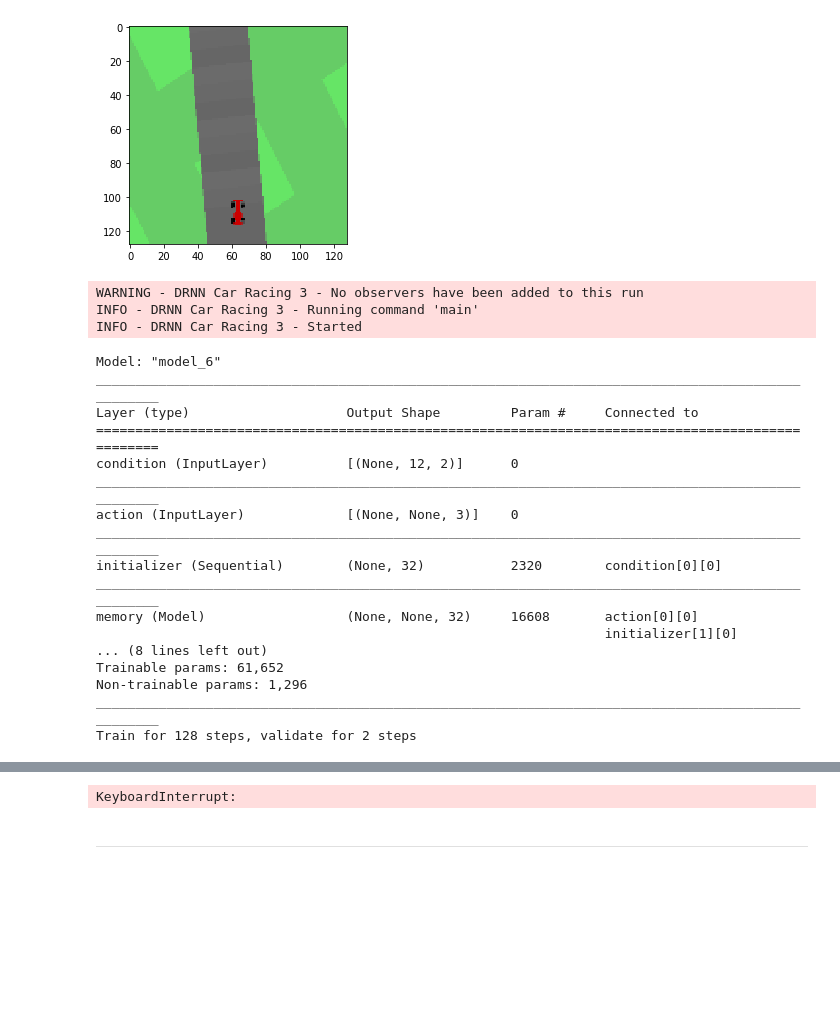
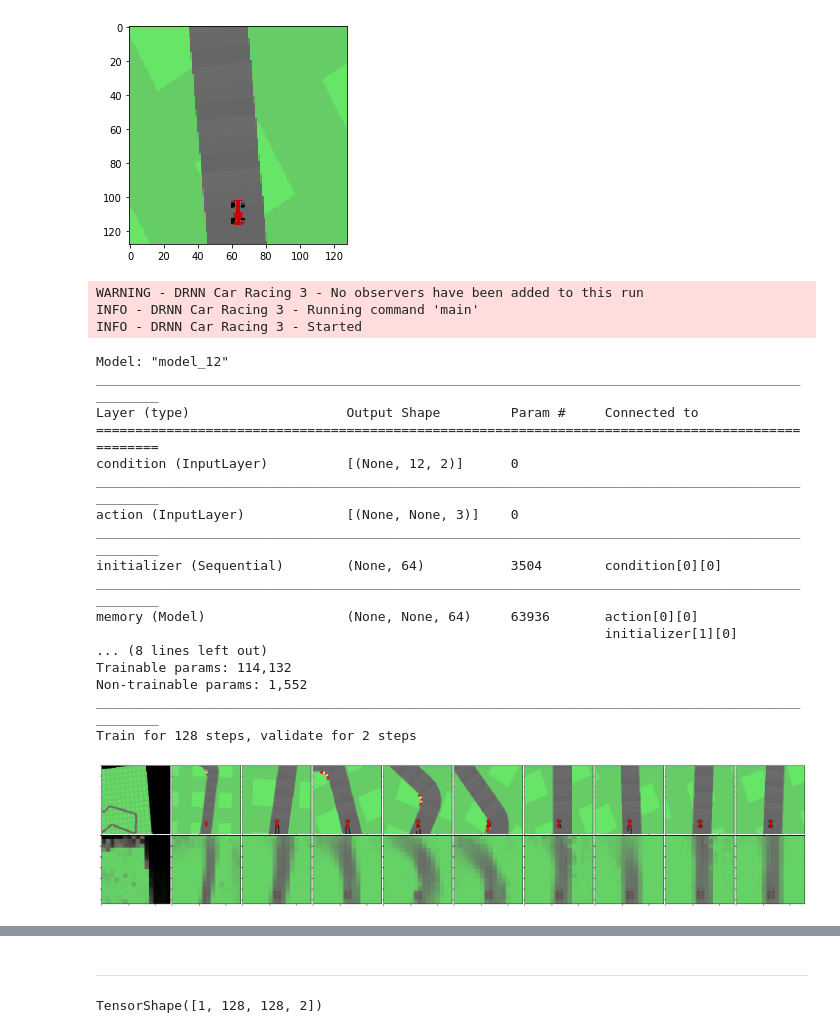
Before and after one commit to ichko/differentiable-simulation, a Jupyter notebook: notebooks/04-simple-prob-drnn-car-racing.ipynb, the cells around one changed output, grey strips where cells are left out. Drawn from its saved outputs; the diff is of its cells as text; code cells hidden in the pictures; blank space fills up the shorter version.

```diff
--- a/notebooks/04-simple-prob-drnn-car-racing.ipynb
+++ b/notebooks/04-simple-prob-drnn-car-racing.ipynb
@@ -31,37 +31,38 @@ plt.imshow(im / 255)
 [figure]
 # %%
 E.EX.add_config(
-    SEQ_LEN = 128,
+    SEQ_LEN = 256,
     W = 128,
     H = 128,
-    internal_size = 32,
-    batch_size = 4,
+    internal_size = 64,
+    batch_size = 2,
     steps_per_epoch = 128,
     lr = 0.001,
     weight_decay = 0.0001,
     should_preload_model = True,
 )
 
 # E.EX.observers.append(sacred.observers.MongoObserver())
 E.EX.run()
 # %% [output]
 WARNING - DRNN Car Racing 3 - No observers have been added to this run
 INFO - DRNN Car Racing 3 - Running command 'main'
 INFO - DRNN Car Racing 3 - Started
-Model: "model_6"
+Model: "model_12"
 __________________________________________________________________________________________________
 Layer (type)                    Output Shape         Param #     Connected to
 ==================================================================================================
 condition (InputLayer)          [(None, 12, 2)]      0
 __________________________________________________________________________________________________
 action (InputLayer)             [(None, None, 3)]    0
 __________________________________________________________________________________________________
-initializer (Sequential)        (None, 32)           2320        condition[0][0]
+initializer (Sequential)        (None, 64)           3504        condition[0][0]
 __________________________________________________________________________________________________
-memory (Model)                  (None, None, 32)     16608       action[0][0]
+memory (Model)                  (None, None, 64)     63936       action[0][0]
                                                                  initializer[1][0]
 ... (8 lines left out)
-Trainable params: 61,652
-Non-trainable params: 1,296
+Trainable params: 114,132
+Non-trainable params: 1,552
 __________________________________________________________________________________________________
 Train for 128 steps, validate for 2 steps
+[figure, added]
@@ -69,4 +71,3 @@ WARNING - DRNN Car Racing 3 - Aborted after 0:00:06!
-KeyboardInterrupt:
 # %% [markdown]
 ---
 # %%
@@ -86,3 +87,19 @@ pred_obs = model.net.predict([checkpoint, actions])[0][0]
 
 video_name='./car_val.avi'
 to_video([pred_obs, observations], video_name)
+# %%
+t = tf.random.uniform((1, 12, 12, 1))
+
+tf.keras.Sequential([
+    tf.keras.layers.Conv2DTranspose(2, (2, 2), strides=(1, 1)),
+    tf.keras.layers.Conv2DTranspose(2, (2, 2), strides=(2, 2)),
+    tf.keras.layers.Conv2DTranspose(2, (3, 3), strides=(1, 1)),
+    tf.keras.layers.Conv2DTranspose(2, (3, 3), strides=(2, 2)),
+    tf.keras.layers.Conv2DTranspose(2, (4, 4), strides=(1, 1)),
+    tf.keras.layers.Conv2DTranspose(2, (4, 4), strides=(2, 2)),
+    tf.keras.layers.Conv2DTranspose(2, (3, 3), strides=(1, 1)),
+    tf.keras.layers.Conv2DTranspose(2, (2, 2), strides=(1, 1)),
+    tf.keras.layers.Conv2DTranspose(2, (4, 4), strides=(1, 1)),
+])(t).shape
+# %% [output]
+TensorShape([1, 128, 128, 2])
```
Also changed, not shown: parts of 1 cell of this notebook, 4 other files.
